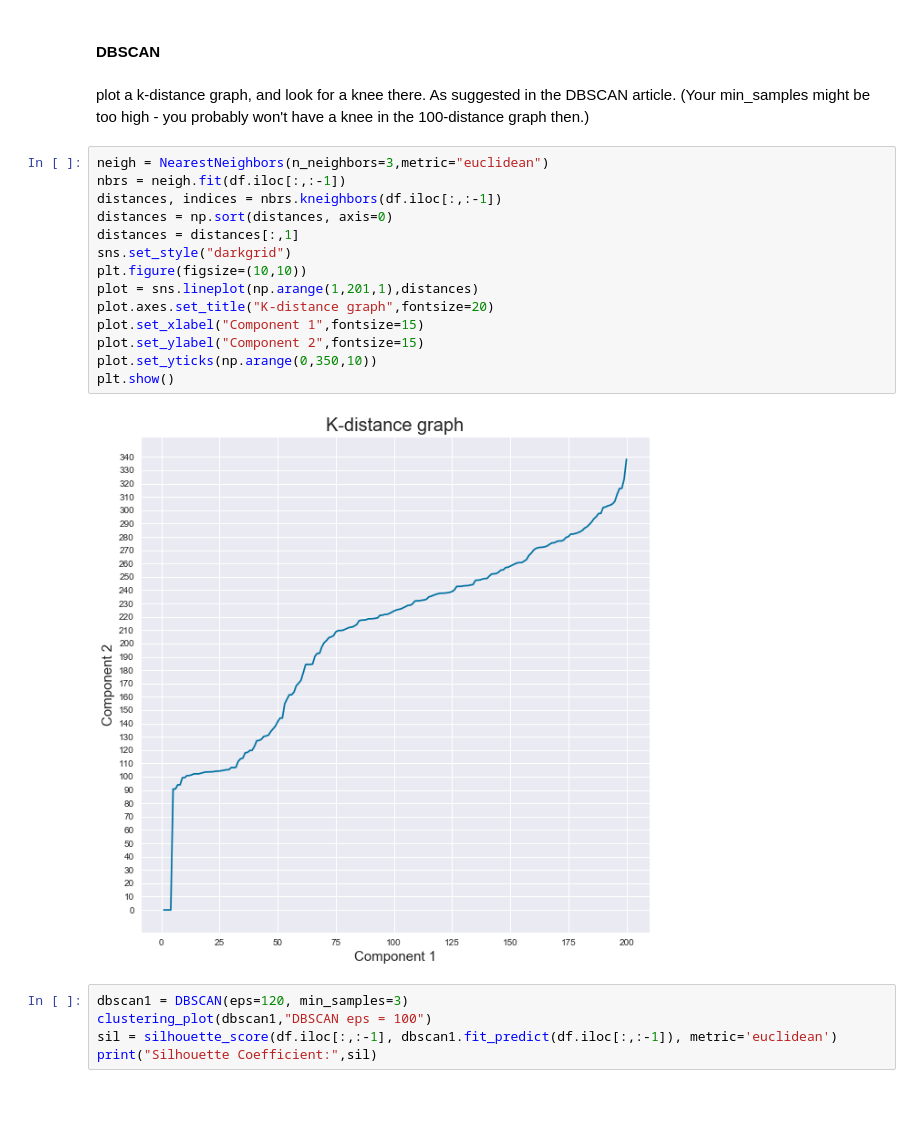
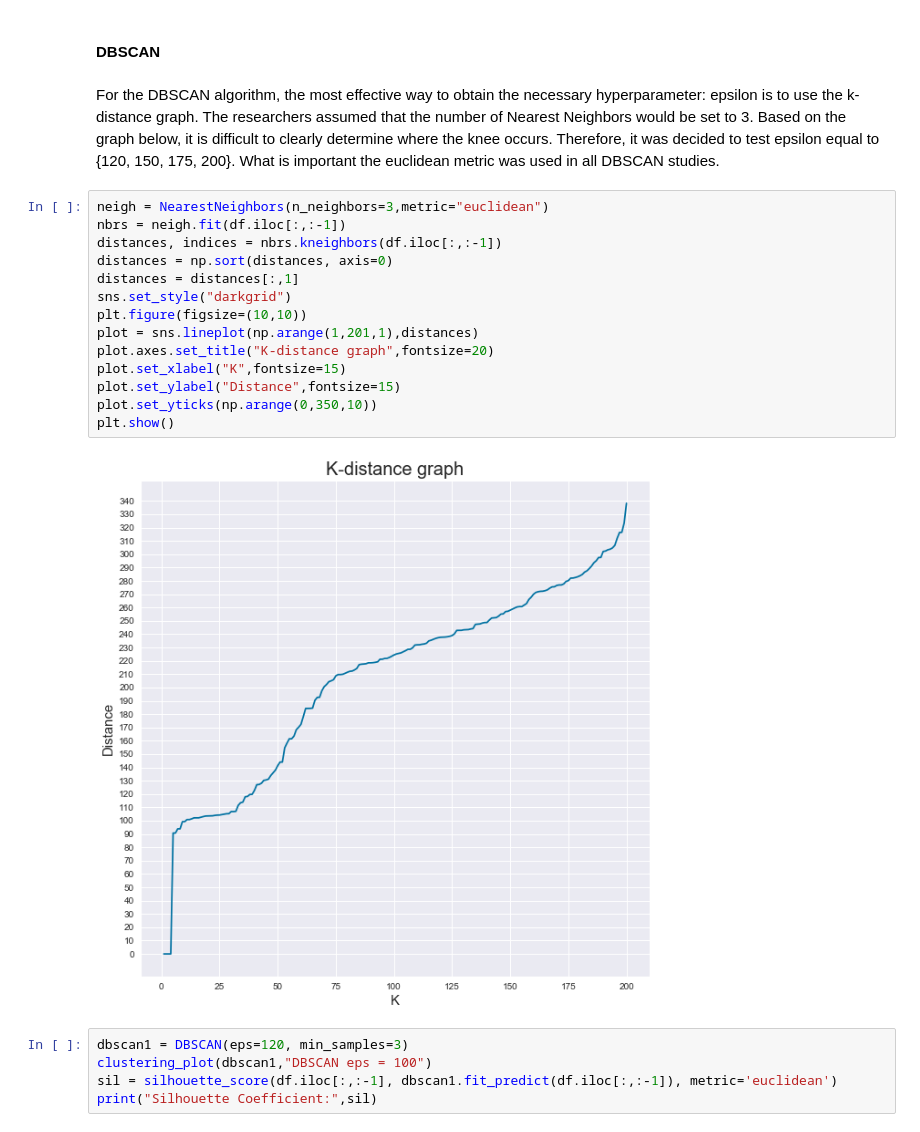
Before and after one commit to michaelwozniak/unsupervised-machine-learning-project-number-1, a Jupyter notebook: jupyter notebooks/paper_ul1_wozniak_wrzesinski.ipynb, the cells around one changed output. Cells and saved outputs as stored; diff of their text form; blank space fills up the shorter version.

```diff
--- a/jupyter notebooks/paper_ul1_wozniak_wrzesinski.ipynb
+++ b/jupyter notebooks/paper_ul1_wozniak_wrzesinski.ipynb
@@ -430,23 +496,23 @@ print("𝑄𝑢𝑎𝑙𝑖𝑡𝑦𝑀𝑒𝑡𝑟𝑖𝑐 = ",𝑄𝑢𝑎𝑙
 # %% [markdown]
 #### DBSCAN
-# %% [markdown]
-plot a k-distance graph, and look for a knee there. As suggested in the DBSCAN article. (Your min_samples might be too high - you probably won't have a knee in the 100-distance graph then.)
+# %% [markdown]
+For the DBSCAN algorithm, the most effective way to obtain the necessary hyperparameter: epsilon is to use the k-distance graph. The researchers assumed that the number of Nearest Neighbors would be set to 3. Based on the graph below, it is difficult to clearly determine where the knee occurs. Therefore, it was decided to test epsilon equal to {120, 150, 175, 200}. What is important the euclidean metric was used in all DBSCAN studies.
 # %%
 neigh = NearestNeighbors(n_neighbors=3,metric="euclidean")
 nbrs = neigh.fit(df.iloc[:,:-1])
 distances, indices = nbrs.kneighbors(df.iloc[:,:-1])
 distances = np.sort(distances, axis=0)
 distances = distances[:,1]
 sns.set_style("darkgrid")
 plt.figure(figsize=(10,10))
 plot = sns.lineplot(np.arange(1,201,1),distances)
 plot.axes.set_title("K-distance graph",fontsize=20)
-plot.set_xlabel("Component 1",fontsize=15)
-plot.set_ylabel("Component 2",fontsize=15)
+plot.set_xlabel("K",fontsize=15)
+plot.set_ylabel("Distance",fontsize=15)
 plot.set_yticks(np.arange(0,350,10))
 plt.show()
 # %% [output]
-[figure, old version]
+[figure, new version]
 # %%
 dbscan1 = DBSCAN(eps=120, min_samples=3)
 clustering_plot(dbscan1,"DBSCAN eps = 100")
```
Also changed, not shown: parts of 61 cells of this notebook.
